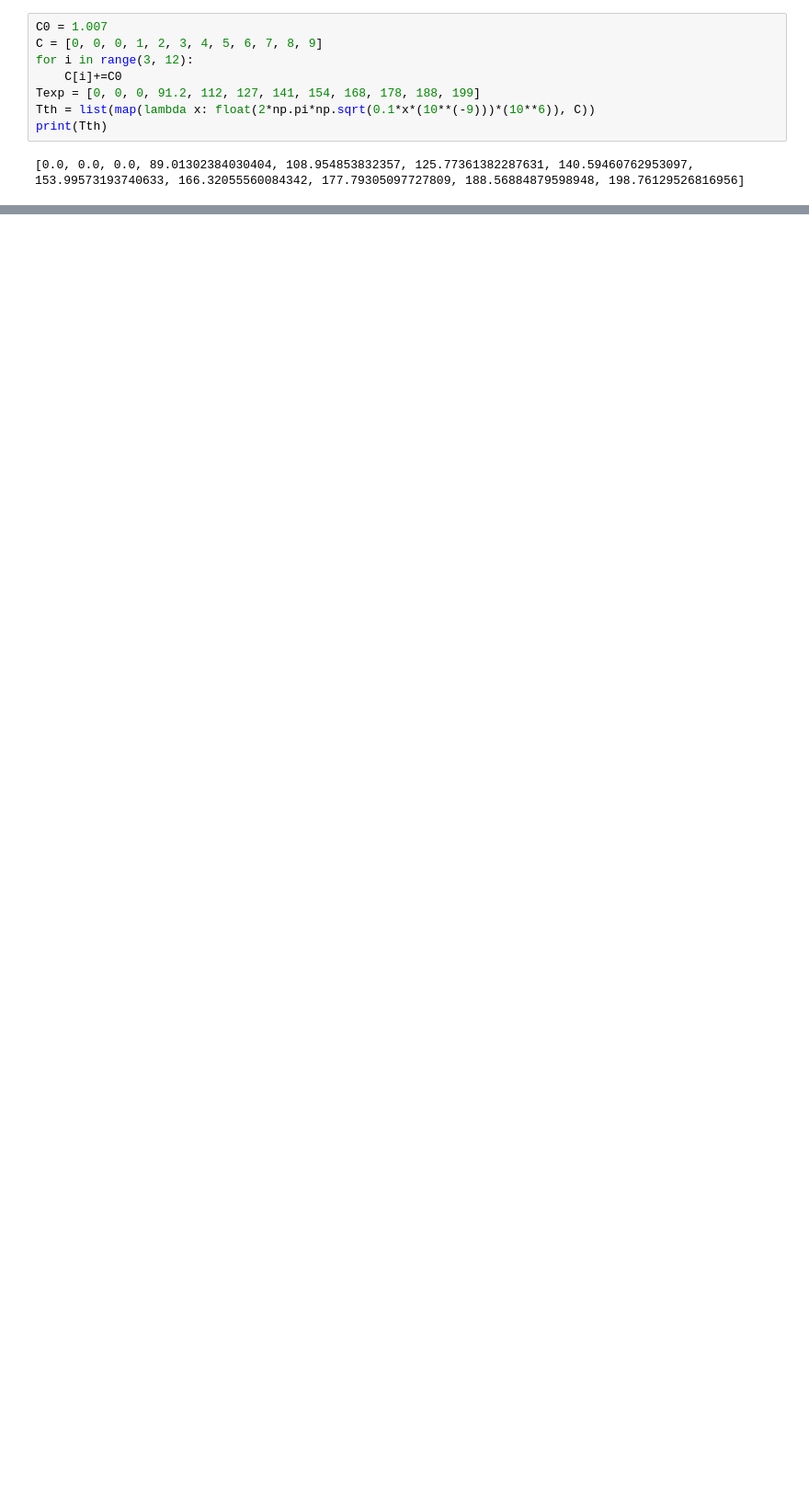
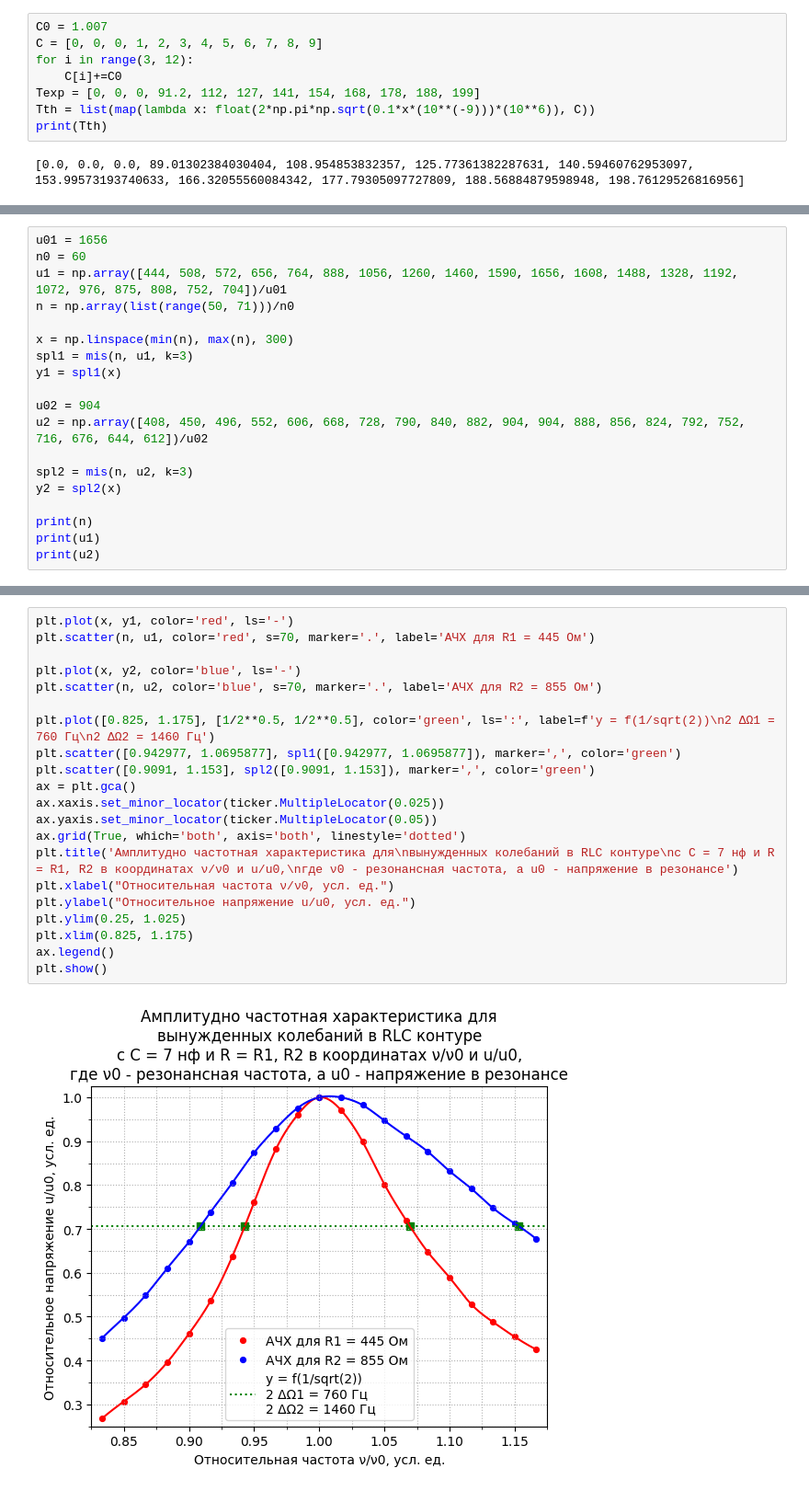
Before and after one commit to airavil/ObshePhis-Labs, a Jupyter notebook: Электричество и Магнетизм/3.2.4+3.2.5/obrabotka.ipynb, the cells around one changed output, grey strips where cells are left out. Shown at 92% size. Drawn from its saved outputs; the diff is of its cells as text; blank space fills up the shorter version.

```diff
--- a/Электричество и Магнетизм/3.2.4+3.2.5/obrabotka.ipynb
+++ b/Электричество и Магнетизм/3.2.4+3.2.5/obrabotka.ipynb
@@ -62,0 +90,19 @@ plt.show()
+# %%
+u01 = 1656
+n0 = 60
+u1 = np.array([444, 508, 572, 656, 764, 888, 1056, 1260, 1460, 1590, 1656, 1608, 1488, 1328, 1192, 1072, 976, 875, 808, 752, 704])/u01
+n = np.array(list(range(50, 71)))/n0
+
+x = np.linspace(min(n), max(n), 300)
+spl1 = mis(n, u1, k=3)
+y1 = spl1(x)
+
+u02 = 904
+u2 = np.array([408, 450, 496, 552, 606, 668, 728, 790, 840, 882, 904, 904, 888, 856, 824, 792, 752, 716, 676, 644, 612])/u02
+
+spl2 = mis(n, u2, k=3)
+y2 = spl2(x)
+
+print(n)
+print(u1)
+print(u2)
@@ -62,0 +122,23 @@ plt.show()
+# %%
+plt.plot(x, y1, color='red', ls='-')
+plt.scatter(n, u1, color='red', s=70, marker='.', label='АЧХ для R1 = 445 Ом')
+
+plt.plot(x, y2, color='blue', ls='-')
+plt.scatter(n, u2, color='blue', s=70, marker='.', label='АЧХ для R2 = 855 Ом')
+
+plt.plot([0.825, 1.175], [1/2**0.5, 1/2**0.5], color='green', ls=':', label=f'y = f(1/sqrt(2))\n2 ΔΩ1 = 760 Гц\n2 ΔΩ2 = 1460 Гц')
+plt.scatter([0.942977, 1.0695877], spl1([0.942977, 1.0695877]), marker=',', color='green')
+plt.scatter([0.9091, 1.153], spl2([0.9091, 1.153]), marker=',', color='green')
+ax = plt.gca()
+ax.xaxis.set_minor_locator(ticker.MultipleLocator(0.025))
+ax.yaxis.set_minor_locator(ticker.MultipleLocator(0.05))
+ax.grid(True, which='both', axis='both', linestyle='dotted')
+plt.title('Амплитудно частотная характеристика для\nвынужденных колебаний в RLC контуре\nс C = 7 нф и R = R1, R2 в координатах ν/ν0 и u/u0,\nгде ν0 - резонансная частота, а u0 - напряжение в резонансе')
+plt.xlabel("Относительная частота ν/ν0, усл. ед.")
+plt.ylabel("Относительное напряжение u/u0, усл. ед.")
+plt.ylim(0.25, 1.025)
+plt.xlim(0.825, 1.175)
+ax.legend()
+plt.show()
+# %% [output]
+[figure, added]
```
Also changed, not shown: parts of 7 cells of this notebook.
